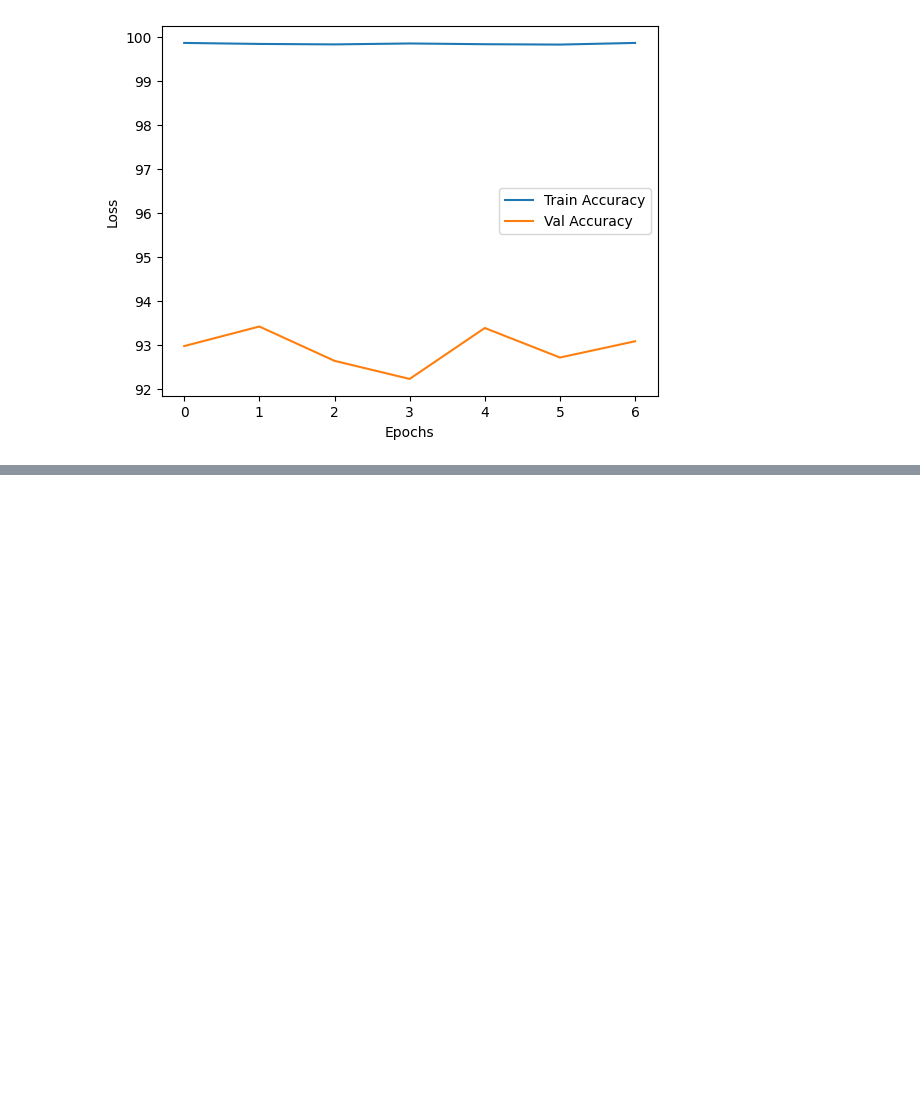
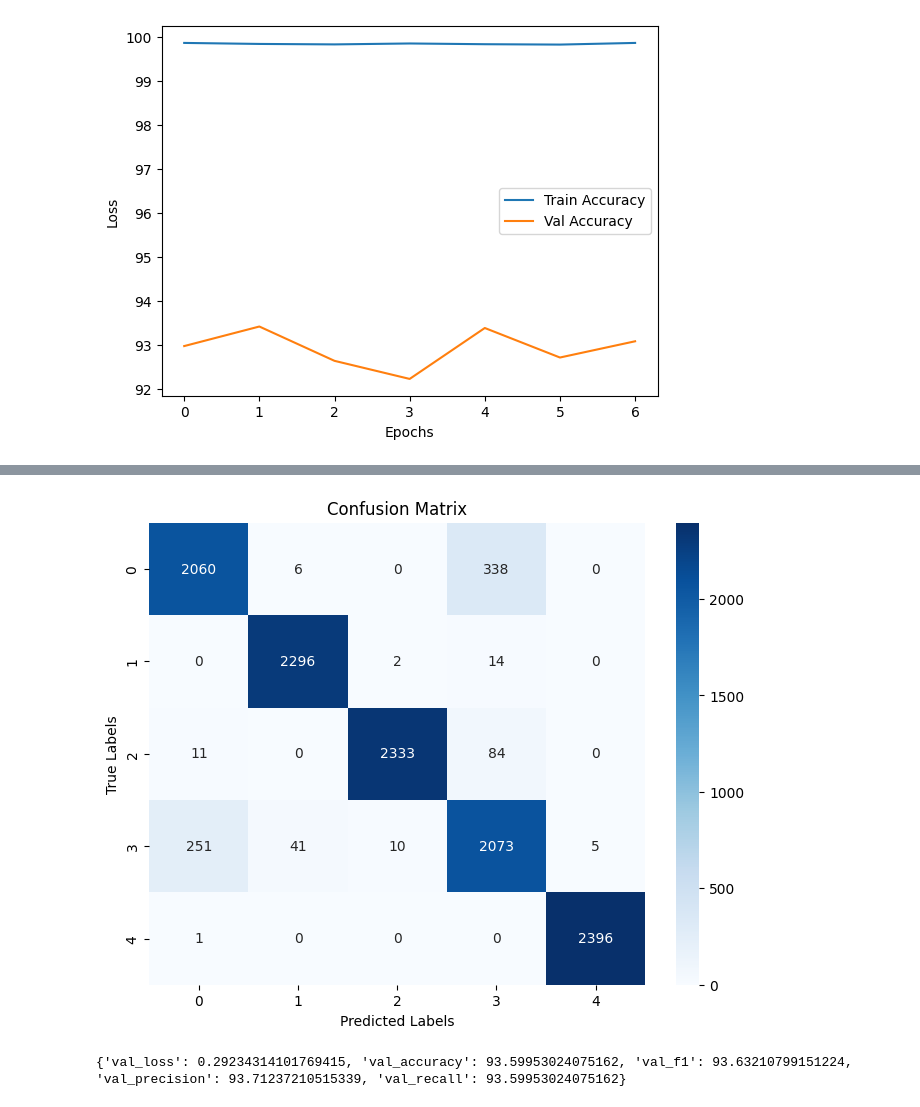
Before and after one commit to Syeda-Areeba/Malicious-URL-Classification, a Jupyter notebook: DL Models.ipynb, the cells around one changed output, grey strips where cells are left out. Saved outputs shown, nothing was run; the diff lists cells and outputs as text; code cells hidden in the pictures; blank space fills up the shorter version.

Commit message:
confusion matrix added

```diff
--- a/DL Models.ipynb
+++ b/DL Models.ipynb
@@ -972,0 +1035,11 @@ plt.show()
+# %%
+model = URLClassifierW2V(embedding_matrix, len(numerical_columns), num_classes)
+model.load_state_dict(torch.load('./Models/best_w2v_ann.pth', map_location=device))
+model.to(device)
+model.eval()
+
+results = evaluate_model(model, test_dataset, vocab, numerical_columns, num_classes)
+print(results)
+# %% [output]
+[figure, added]
+{'val_loss': 0.29234314101769415, 'val_accuracy': 93.59953024075162, 'val_f1': 93.63210799151224, 'val_precision': 93.71237210515339, 'val_recall': 93.59953024075162}
```
Also changed, not shown: parts of 2 cells of this notebook.
